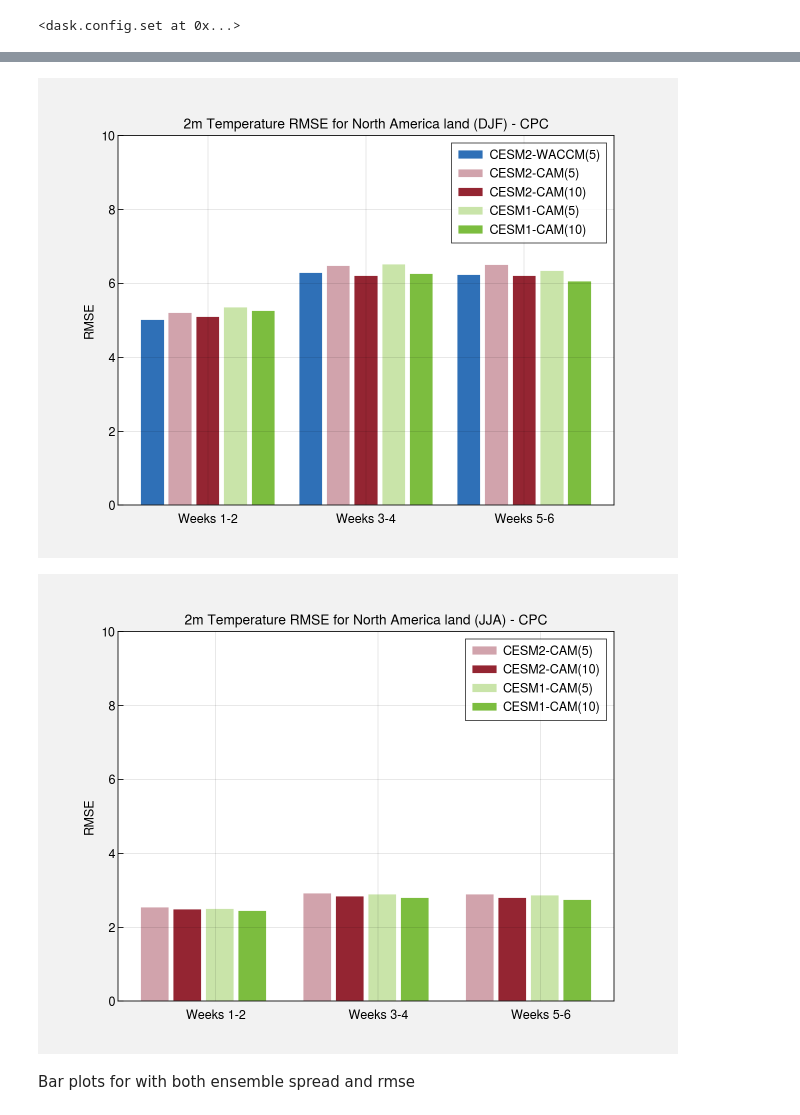
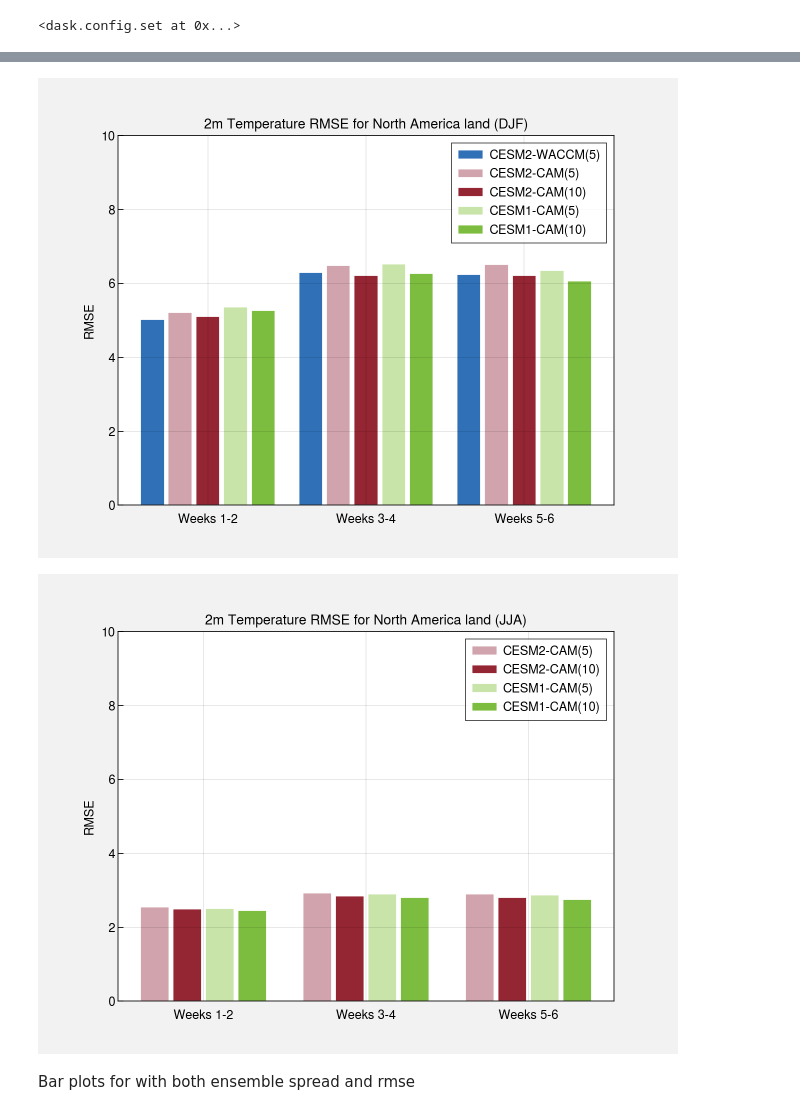
Before and after one commit to judithberner/climpred_CESM1_S2S, a Jupyter notebook: all_scores.ipynb, the cells around one changed output, grey strips where cells are left out. Saved outputs shown, nothing was run; the diff lists cells and outputs as text; code cells hidden in the pictures.

```diff
--- a/all_scores.ipynb
+++ b/all_scores.ipynb
@@ -185,6 +185,15 @@ if metric=="rps":
     rps2_jja = rps2_jja.where(hindaw.mask==1)
     rps1_5_jja = rps1_5_jja.where(hindaw.mask==1)
     rps2_5_jja = rps2_5_jja.where(hindaw.mask==1)
+    rpsw_djf = rpsw_djf.where(rpsw_djf.lat>-65.)
+    rps1_djf = rps1_djf.where(rps1_djf.lat>-65.)
+    rps2_djf = rps2_djf.where(rps2_djf.lat>-65.)
+    rps1_5_djf = rps1_5_djf.where(rps1_5_djf.lat>-65.)
+    rps2_5_djf = rps2_5_djf.where(rps2_5_djf.lat>-65.)
+    rps1_jja = rps1_jja.where(rps1_jja.lat>-65.)
+    rps2_jja = rps2_jja.where(rps2_jja.lat>-65.)
+    rps1_5_jja = rps1_5_jja.where(rps1_5_jja.lat>-65.)
+    rps2_5_jja = rps2_5_jja.where(rps2_5_jja.lat>-65.)
     rps1_jja.TAS.sel(lead=slice(2,3)).mean("lead").plot()
 # %%
 rpsw_djf_aw = rpsw_djf.weighted(np.cos(np.deg2rad(rpsw_djf.lat))).mean(("lat","lon")).persist()
@@ -237,12 +237,12 @@ plt.xticks([r + barWidth + 0.2 for r in range(len(bars1))], ["Weeks 1-2", "Weeks
 plt.tick_params(axis = "y", direction = "in", which = "both")
 plt.tick_params(axis = "y", which = "minor", left = False)
 plt.tick_params(axis = "x", which = "both", bottom = False, top = False)
-if metric=="acc":
+if metric=="acc" or metric=="rps":
     y_locator = FixedLocator([0.1,0.2,0.3,0.4,0.5,0.6,0.7,0.8,0.9,1.0]) #for rps and acc
     plt.gca().yaxis.set_major_locator(y_locator) #for rps and acc
     plt.ylim(0,1.0) #for rps and acc
-elif metric=="rps":
-    plt.ylim(0,1.5)
+#elif metric=="rps":
+#    plt.ylim(0,1.5)
 elif metric=="crpss":
     plt.ylim(-0.3,0.1) #for crpss
 elif metric=="crps":
@@ -250,14 +250,14 @@ elif metric=="crps":
 elif metric=="rmse":
     plt.ylim(0,10.0) #for rmse
 plt.ylabel(metric.upper())
-plt.title("2m Temperature "+metric.upper()+" for "+domain+" land (DJF) - "+verifdata)
+plt.title("2m Temperature "+metric.upper()+" for "+domain+" land (DJF)")
 plt.legend(borderaxespad=0.6,edgecolor="black")
 if domain == "North America":
     plt.savefig(metric+"_NAland_DJF_"+verifdata+".jpg",dpi=300,bbox_inches="tight")
 elif domain == "global":
     plt.savefig(metric+"_globalland_DJF_"+verifdata+".jpg",dpi=300,bbox_inches="tight")
 # %% [output]
-[figure, old version]
+[figure, new version]
 # %%
 barWidth = 0.175
 bars2_5 = [rps2_5_jja_aw.TAS.sel(lead=slice(0,1)).mean("lead").persist(),
@@ -279,32 +279,32 @@ r1 = [x + barWidth + 0.025 for x in r1_5]
 # %%
 plt.bar(r2_5, bars2_5, width = barWidth, color = "#d1a3ac", edgecolor="white", label="CESM2-CAM(5)")
 plt.bar(r2, bars2, width = barWidth, color = "#942532", edgecolor="white", label="CESM2-CAM(10)")
 plt.bar(r1_5, bars1_5, width = barWidth, color = "#c9e4a9", edgecolor="white", label="CESM1-CAM(5)")
 plt.bar(r1, bars1, width = barWidth, color = "#7cbd3f", edgecolor="white", label="CESM1-CAM(10)")
-plt.xticks([r + barWidth + 0.2 for r in range(len(bars1))], ["Weeks 1-2", "Weeks 3-4", "Weeks 5-6"])
+plt.xticks([r + barWidth + 0.125 for r in range(len(bars1))], ["Weeks 1-2", "Weeks 3-4", "Weeks 5-6"])
 plt.tick_params(axis = "y", direction = "in", which = "both")
 plt.tick_params(axis = "y", which = "minor", left = False)
 plt.tick_params(axis = "x", which = "both", bottom = False, top = False)
-if metric=="acc":
+if metric=="acc" or metric=="rps":
     y_locator = FixedLocator([0.1,0.2,0.3,0.4,0.5,0.6,0.7,0.8,0.9,1.0]) #for rps and acc
     plt.gca().yaxis.set_major_locator(y_locator) #for rps and acc
     plt.ylim(0,1.0) #for rps and acc
-elif metric=="rps":
-    plt.ylim(0,1.5)
+#elif metric=="rps":
+#    plt.ylim(0,1.5)
 elif metric=="crpss":
     plt.ylim(-0.3,0.1) #for crpss
 elif metric=="crps":
     plt.ylim(0,6.0) #for crps
 elif metric=="rmse":
     plt.ylim(0,10.0) #for rmse
 plt.ylabel(metric.upper())
-plt.title("2m Temperature "+metric.upper()+" for "+domain+" land (JJA) - "+verifdata)
+plt.title("2m Temperature "+metric.upper()+" for "+domain+" land (JJA)")
 plt.legend(borderaxespad=0.6,edgecolor="black")
 if domain == "North America":
     plt.savefig(metric+"_NAland_JJA_"+verifdata+".jpg",dpi=300,bbox_inches="tight")
 elif domain == "global":
     plt.savefig(metric+"_globalland_JJA_"+verifdata+".jpg",dpi=300,bbox_inches="tight")
 # %% [output]
-[figure, old version]
+[figure, new version]
 # %% [markdown]
 Bar plots for with both ensemble spread and rmse
```
Also changed, not shown: parts of 15 cells of this notebook, 4 other files.
